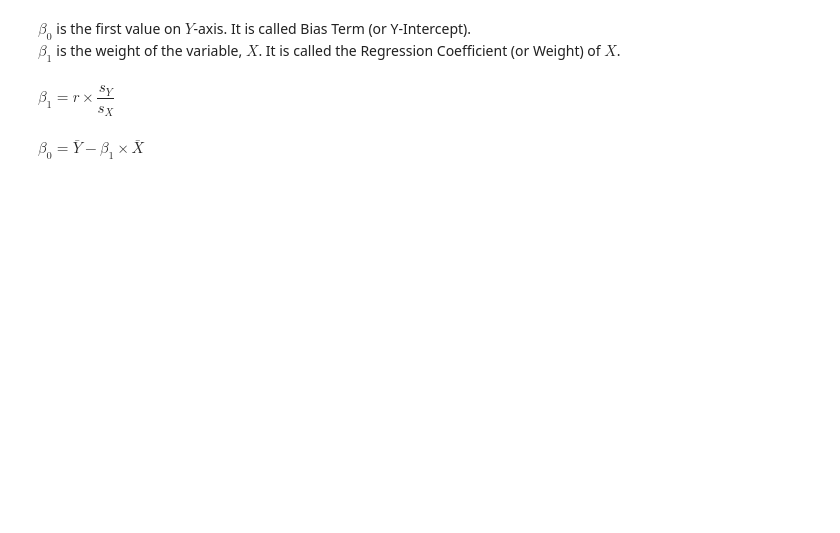
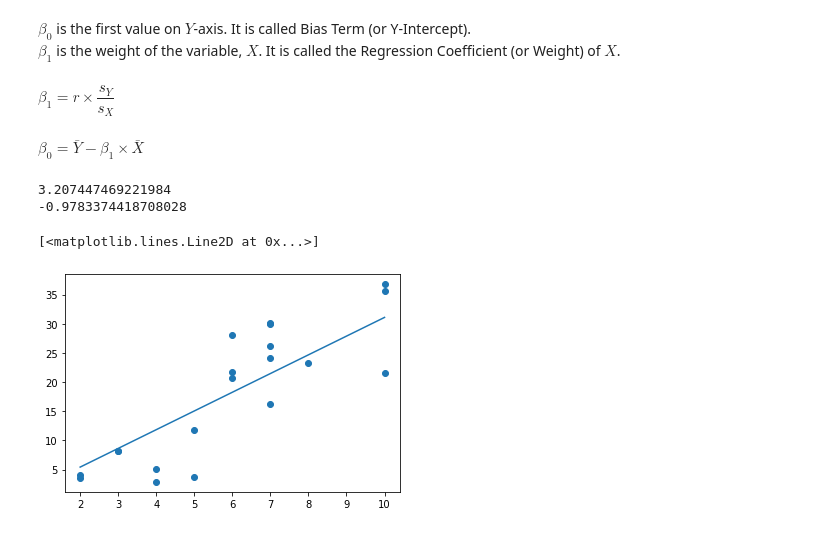
Before and after one commit to danyentezari/bignumber-material, a Jupyter notebook: SPML Dubai/mod3/script.ipynb, the cells around one changed output. Drawn from its saved outputs; the diff is of its cells as text; code cells hidden in the pictures; blank space fills up the shorter version.

```diff
--- a/SPML Dubai/mod3/script.ipynb
+++ b/SPML Dubai/mod3/script.ipynb
@@ -198,3 +230,43 @@ $\beta_1$ is the weight of the variable, $X$. It is called the Regression Coeffi
 # %% [markdown]
 $\beta_1 = r \times \dfrac{s_{Y}}{s_{X}}$<br/><br/>
 $\beta_0 = \bar{Y} - \beta_1 \times \bar{X} $
+# %%
+# Exercise 4
+
+
+# Given the r, x, and y
+# Calculate the regression coefficients, b_0 and b_1
+r = 0.70
+x = sales_df_subset['Quantity']
+y = sales_df_subset['gross income']
+
+
+# Hint, use these methods to get standard deviation and mean average
+# .std()
+# .mean()
+
+# Your solution here...
+
+b_1 = r * ( y.std() / x.std() )
+print(b_1)
+
+b_0 = y.mean() - ( b_1 * x.mean()  )
+print(b_0)
+# %% [output]
+3.207447469221984
+-0.9783374418708028
+# %%
+plt.scatter(
+    x,
+    y
+)
+
+y_hat = b_0 + (b_1 * x)
+
+plt.plot(
+    x,
+    y_hat
+)
+# %% [output]
+[<matplotlib.lines.Line2D at 0x...>]
+[figure, added]
```
Also changed, not shown: parts of 13 cells of this notebook.
